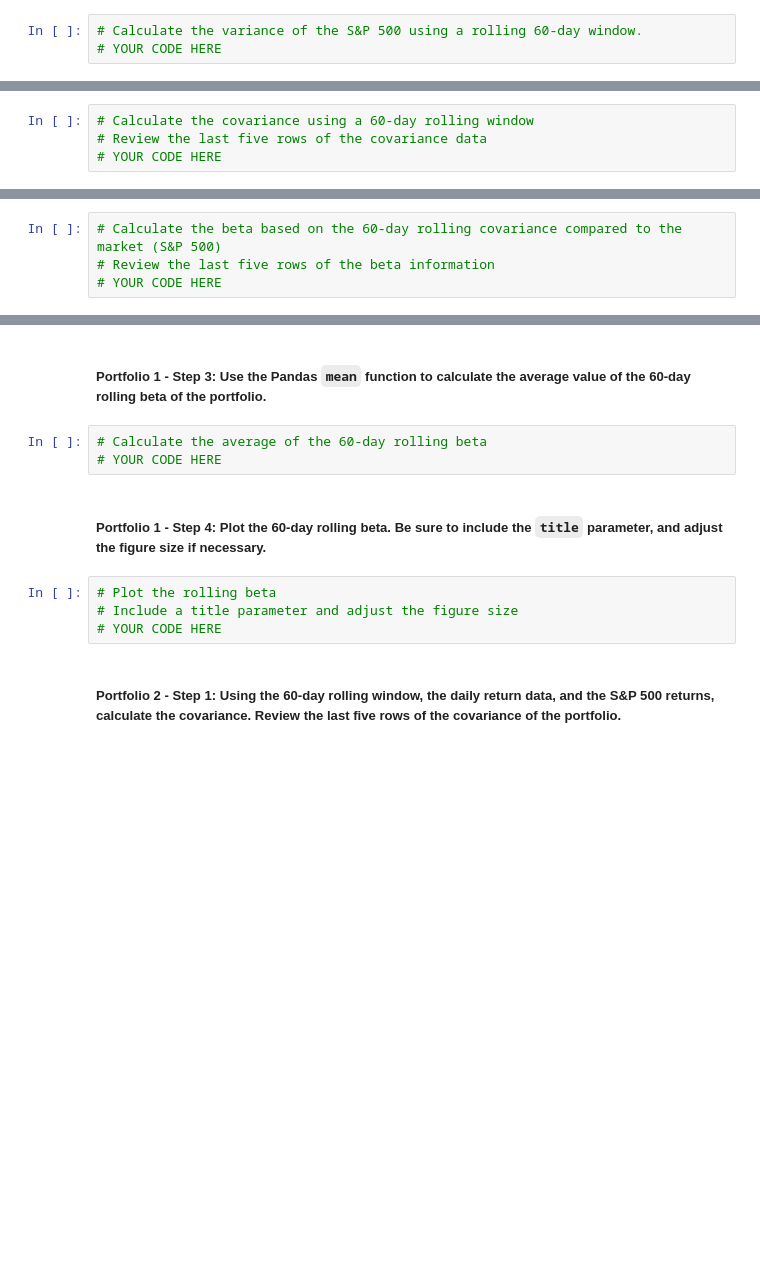
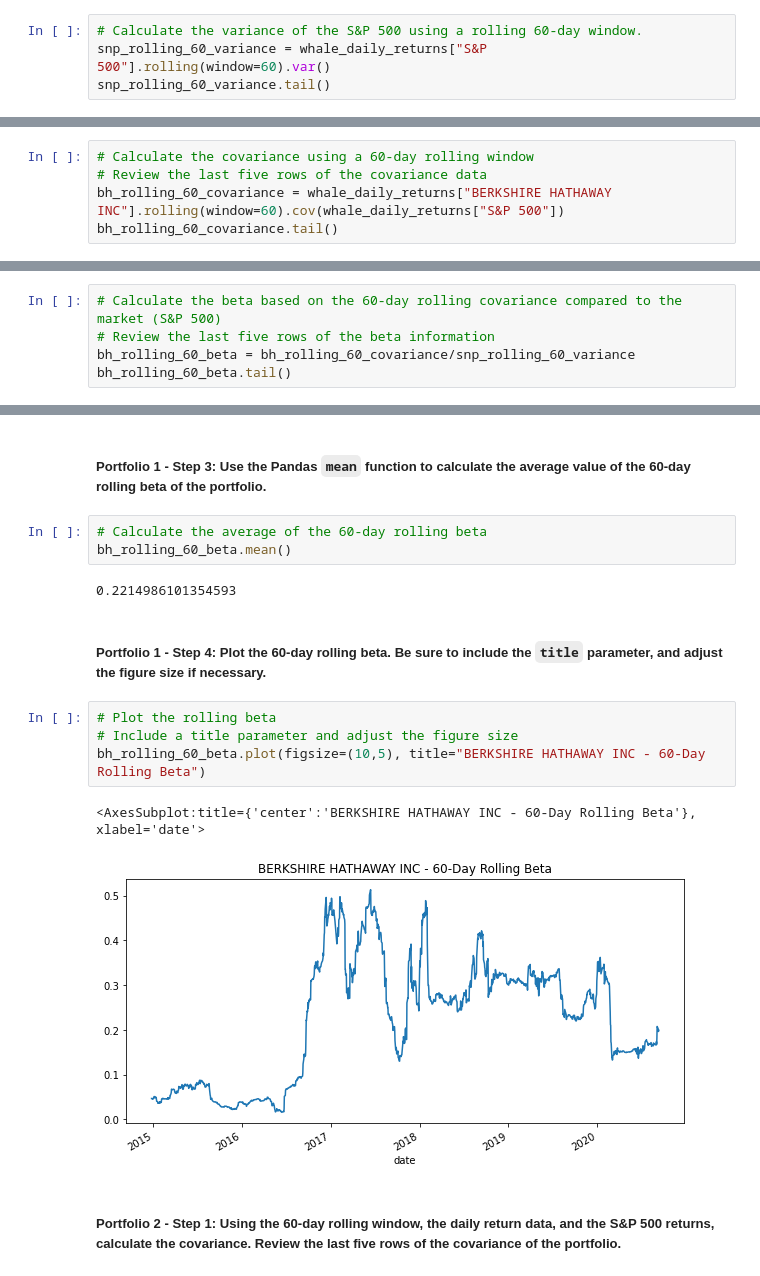
Before and after one commit to Knyazhna/Analyzing_Portfolio_Risk_and_Return, a Jupyter notebook: Starter_Code_3/risk_return_analysis.ipynb, the cells around one changed output, grey strips where cells are left out. Cells and saved outputs as stored; diff of their text form; blank space fills up the shorter version.

```diff
--- a/Starter_Code_3/risk_return_analysis.ipynb
+++ b/Starter_Code_3/risk_return_analysis.ipynb
@@ -360,4 +379,5 @@ Your analysis is nearing completion. Now, you need to evaluate how the portfolio
 #### Use the Pandas `var` function to calculate the variance of the S&P 500 by using a 60-day rolling window. Visualize the last five rows of the variance of the S&P 500.
 # %%
 # Calculate the variance of the S&P 500 using a rolling 60-day window.
-# YOUR CODE HERE
+snp_rolling_60_variance = whale_daily_returns["S&P 500"].rolling(window=60).var()
+snp_rolling_60_variance.tail()
@@ -376,4 +404,5 @@ Your analysis is nearing completion. Now, you need to evaluate how the portfolio
 # %%
 # Calculate the covariance using a 60-day rolling window
 # Review the last five rows of the covariance data
-# YOUR CODE HERE
+bh_rolling_60_covariance = whale_daily_returns["BERKSHIRE HATHAWAY INC"].rolling(window=60).cov(whale_daily_returns["S&P 500"])
+bh_rolling_60_covariance.tail()
@@ -382,4 +419,5 @@ Your analysis is nearing completion. Now, you need to evaluate how the portfolio
 # %%
 # Calculate the beta based on the 60-day rolling covariance compared to the market (S&P 500)
 # Review the last five rows of the beta information
-# YOUR CODE HERE
+bh_rolling_60_beta = bh_rolling_60_covariance/snp_rolling_60_variance
+bh_rolling_60_beta.tail()
@@ -387,13 +433,18 @@ Your analysis is nearing completion. Now, you need to evaluate how the portfolio
 ##### Portfolio 1 - Step 3: Use the Pandas `mean` function to calculate the average value of the 60-day rolling beta of the portfolio.
 # %%
 # Calculate the average of the 60-day rolling beta
-# YOUR CODE HERE
+bh_rolling_60_beta.mean()
+# %% [output]
+0.2214986101354593
 # %% [markdown]
 ##### Portfolio 1 - Step 4: Plot the 60-day rolling beta. Be sure to include the `title` parameter, and adjust the figure size if necessary.
 # %%
 # Plot the rolling beta
 # Include a title parameter and adjust the figure size
-# YOUR CODE HERE
+bh_rolling_60_beta.plot(figsize=(10,5), title="BERKSHIRE HATHAWAY INC - 60-Day Rolling Beta")
+# %% [output]
+<AxesSubplot:title={'center':'BERKSHIRE HATHAWAY INC - 60-Day Rolling Beta'}, xlabel='date'>
+[figure, added]
 # %% [markdown]
 ##### Portfolio 2 - Step 1: Using the 60-day rolling window, the daily return data, and the S&P 500 returns, calculate the covariance. Review the last five rows of the covariance of the portfolio.
 # %%
```
Also changed, not shown: parts of 10 cells of this notebook.
